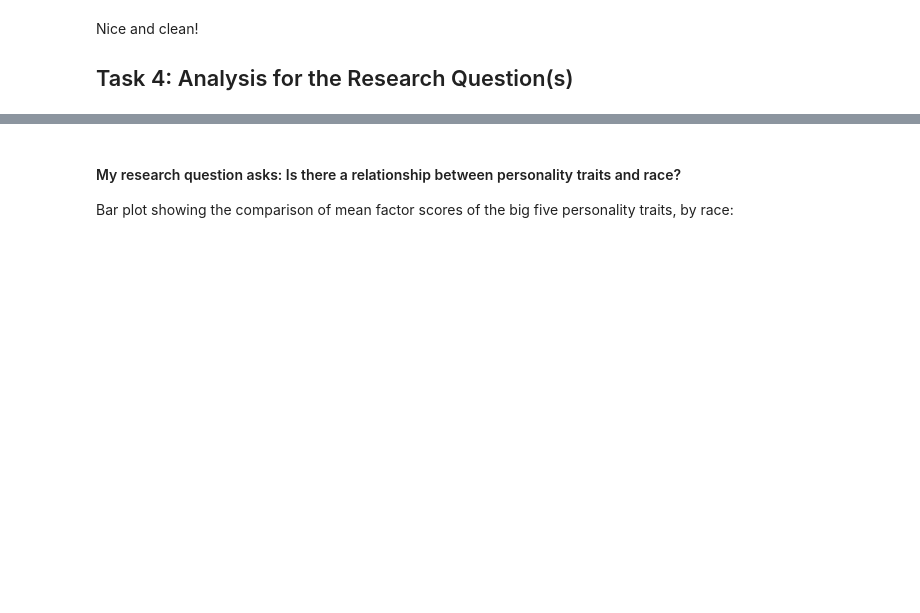
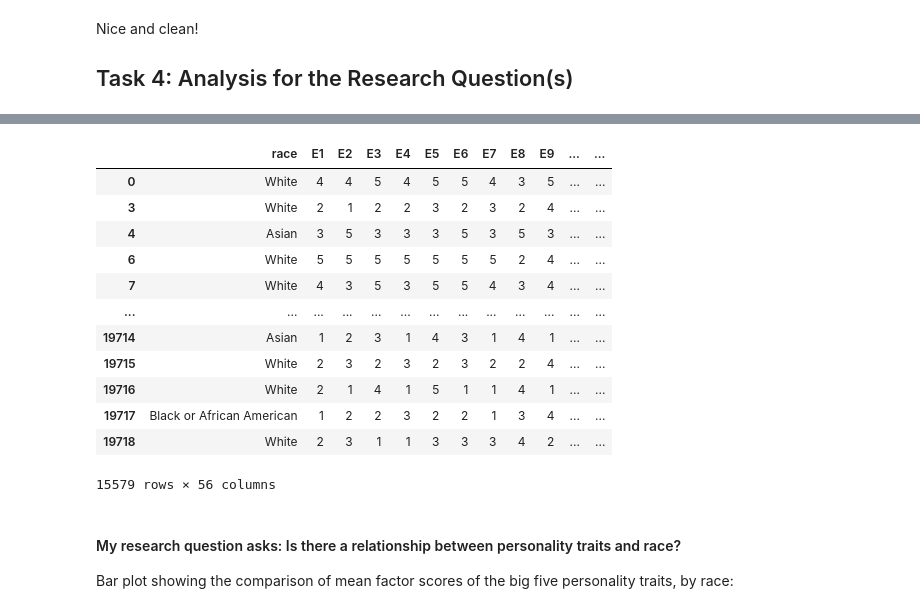
Before and after one commit to ubco-W2022T1-cosc301/project-group23, a Jupyter notebook: notebooks/analysis3.ipynb, the cells around one changed output, grey strips where cells are left out. Saved outputs shown, nothing was run; the diff lists cells and outputs as text; code cells hidden in the pictures; blank space fills up the shorter version.

Commit message:
Dropped race=0.

```diff
--- a/notebooks/analysis3.ipynb
+++ b/notebooks/analysis3.ipynb
@@ -400,27 +444,43 @@ df
 # %%
+df = df[df['race'] != 0]
 df = df[df['race'] != 1]
 df = df[df['race'] != 13]
 
+df = df.replace({'race':2},'American Indian or Alaska Native')
 df = df.replace({'race':8},'American Indian or Alaska Native')
 df = df.replace({'race':9},'Asian')
 df = df.replace({'race':11},'Asian')
 df = df.replace({'race':7},'Black or African American')
 df = df.replace({'race':12},'Black or African American')
 df = df.replace({'race':10},'Native Hawaiian or Other Pacific Islander')
 df = df.replace({'race':3},'White')
 df = df.replace({'race':4},'White')
 df = df.replace({'race':5},'White')
 df = df.replace({'race':6},'White')
 
 df_cleaned = df[['race', 'E_Total', 'N_Total', 'A_Total', 'C_Total', 'O_Total']]
 df_cleaned = df_cleaned.rename(columns={'E_Total':'Extraversion',
                                        'N_Total':'Neuroticism',
                                        'A_Total':'Agreeableness',
                                        'C_Total':'Conscientiousness',
                                        'O_Total':'Openness',
                                        'race':'Race'})
 
 df
+# %% [output]
+|  | race | E1 | E2 | E3 | E4 | E5 | E6 | E7 | E8 | E9 | ... | ... |
+| 0 | White | 4 | 4 | 5 | 4 | 5 | 5 | 4 | 3 | 5 | ... | ... |
+| 3 | White | 2 | 1 | 2 | 2 | 3 | 2 | 3 | 2 | 4 | ... | ... |
+| 4 | Asian | 3 | 5 | 3 | 3 | 3 | 5 | 3 | 5 | 3 | ... | ... |
+| 6 | White | 5 | 5 | 5 | 5 | 5 | 5 | 5 | 2 | 4 | ... | ... |
+| 7 | White | 4 | 3 | 5 | 3 | 5 | 5 | 4 | 3 | 4 | ... | ... |
+| ... | ... | ... | ... | ... | ... | ... | ... | ... | ... | ... | ... | ... |
+| 19714 | Asian | 1 | 2 | 3 | 1 | 4 | 3 | 1 | 4 | 1 | ... | ... |
+| 19715 | White | 2 | 3 | 2 | 3 | 2 | 3 | 2 | 2 | 4 | ... | ... |
+| 19716 | White | 2 | 1 | 4 | 1 | 5 | 1 | 1 | 4 | 1 | ... | ... |
+| 19717 | Black or African American | 1 | 2 | 2 | 3 | 2 | 2 | 1 | 3 | 4 | ... | ... |
+| 19718 | White | 2 | 3 | 1 | 1 | 3 | 3 | 3 | 4 | 2 | ... | ... |
+15579 rows × 56 columns
 # %% [markdown]
 #### My research question asks: Is there a relationship between personality traits and race?
 Bar plot showing the comparison of mean factor scores of the big five personality traits, by race:
```
Also changed, not shown: parts of 31 cells of this notebook.
